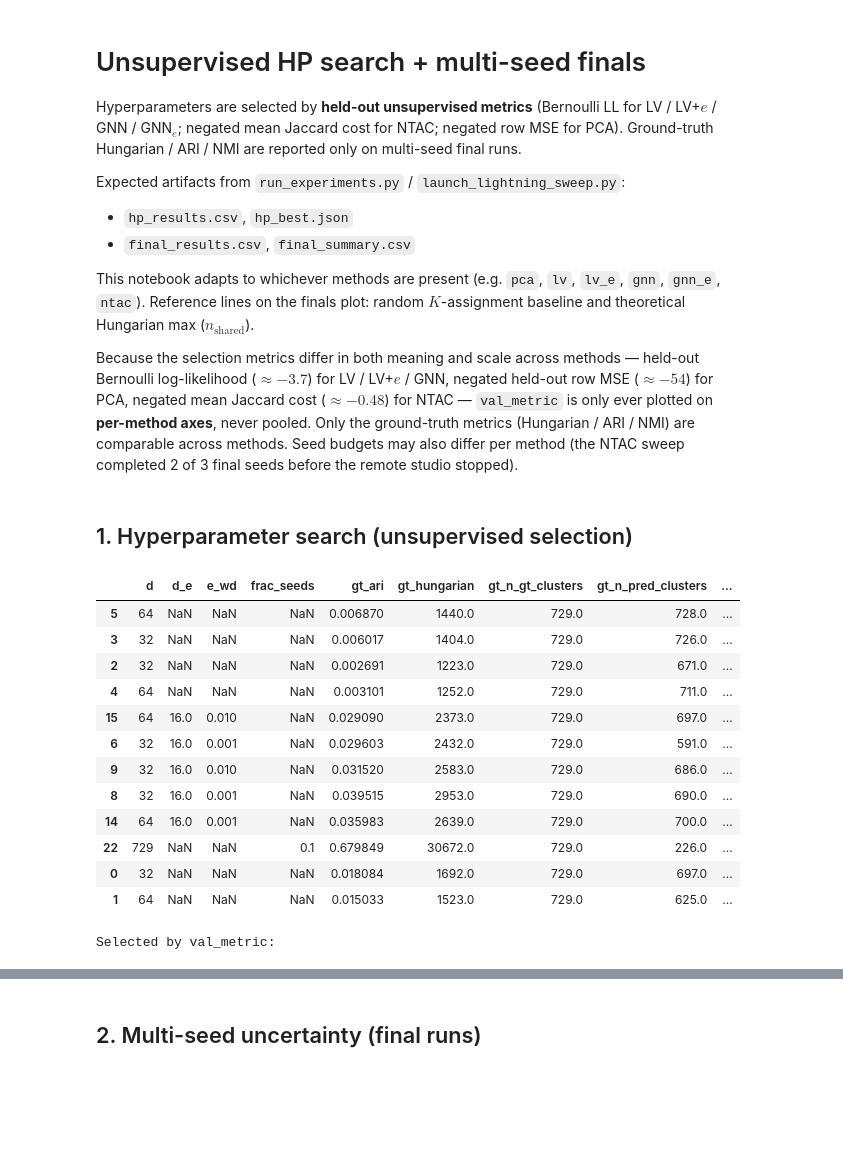
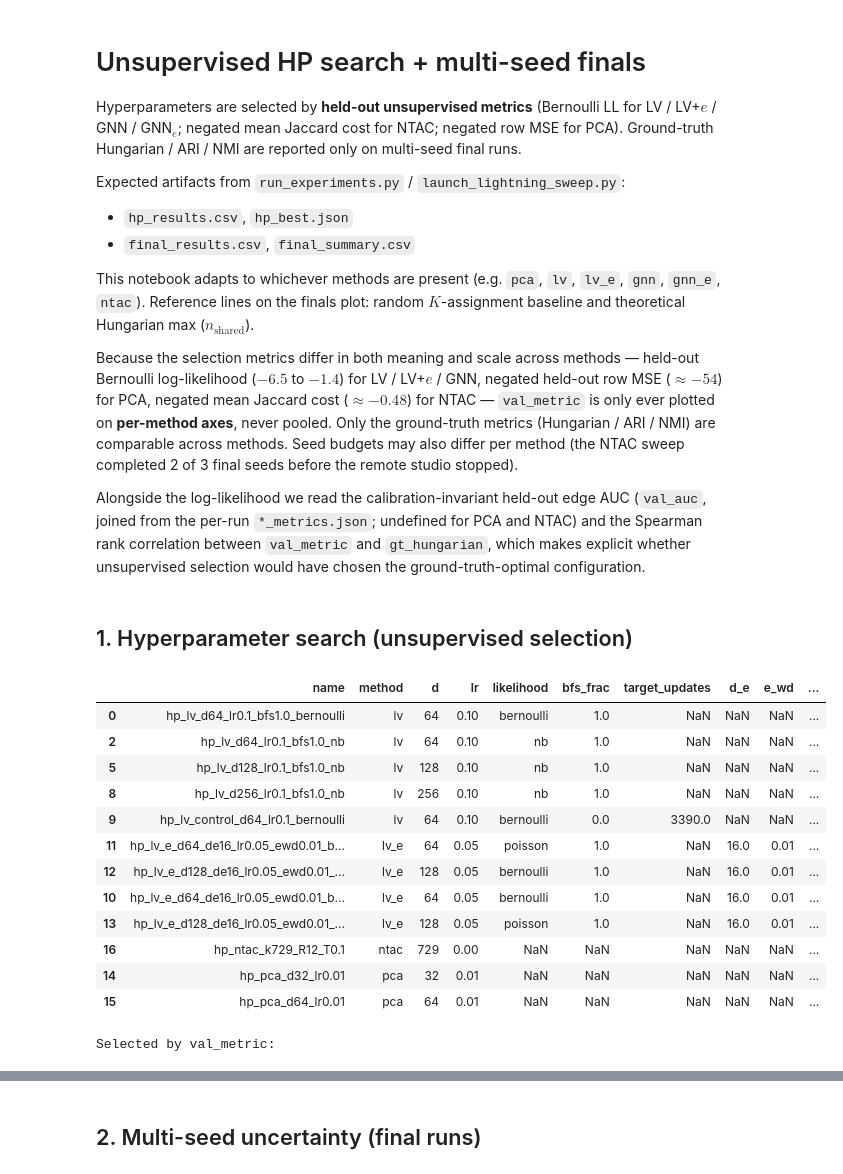
Before and after one commit to kyunghyuncho/flywrite-cell-types, a Jupyter notebook: inspect_sweep_results.ipynb, the cells around one changed output, grey strips where cells are left out. Saved outputs shown, nothing was run; the diff lists cells and outputs as text; code cells hidden in the pictures; blank space fills up the shorter version.

```diff
--- a/inspect_sweep_results.ipynb
+++ b/inspect_sweep_results.ipynb
@@ -9,7 +9,9 @@ Expected artifacts from `run_experiments.py` / `launch_lightning_sweep.py`:
 
 This notebook adapts to whichever methods are present (e.g. `pca`, `lv`, `lv_e`, `gnn`, `gnn_e`, `ntac`). Reference lines on the finals plot: random $K$-assignment baseline and theoretical Hungarian max ($n_{\mathrm{shared}}$).
 
-Because the selection metrics differ in both meaning and scale across methods — held-out Bernoulli log-likelihood ($\approx -3.7$) for LV / LV+$e$ / GNN, negated held-out row MSE ($\approx -54$) for PCA, negated mean Jaccard cost ($\approx -0.48$) for NTAC — `val_metric` is only ever plotted on **per-method axes**, never pooled. Only the ground-truth metrics (Hungarian / ARI / NMI) are comparable across methods. Seed budgets may also differ per method (the NTAC sweep completed 2 of 3 final seeds before the remote studio stopped).
+Because the selection metrics differ in both meaning and scale across methods — held-out Bernoulli log-likelihood ($-6.5$ to $-1.4$) for LV / LV+$e$ / GNN, negated held-out row MSE ($\approx -54$) for PCA, negated mean Jaccard cost ($\approx -0.48$) for NTAC — `val_metric` is only ever plotted on **per-method axes**, never pooled. Only the ground-truth metrics (Hungarian / ARI / NMI) are comparable across methods. Seed budgets may also differ per method (the NTAC sweep completed 2 of 3 final seeds before the remote studio stopped).
+
+Alongside the log-likelihood we read the calibration-invariant held-out edge AUC (`val_auc`, joined from the per-run `*_metrics.json`; undefined for PCA and NTAC) and the Spearman rank correlation between `val_metric` and `gt_hungarian`, which makes explicit whether unsupervised selection would have chosen the ground-truth-optimal configuration.
 # %%
 from __future__ import annotations
 
@@ -44,24 +46,53 @@ def methods_present(df: pd.DataFrame) -> list[str]:
 # %%
 hp = pd.read_csv("hp_results.csv")
 best = json.loads(Path("hp_best.json").read_text())
-display(hp.sort_values(["method", "val_metric"], ascending=[True, False]).groupby("method").head(5))
+
+
+def attach_val_auc(df: pd.DataFrame) -> pd.DataFrame:
+    """Join the calibration-invariant held-out AUC from the per-run metrics JSON.
+
+    ``val_auc`` is written by the LV / LV+e / GNN trainers but is not part of the
+    aggregated CSVs; PCA and NTAC leave it undefined.
+    """
+    auc = {
+        p.name[: -len("_metrics.json")]: json.loads(p.read_text()).get("val_auc")
+        for p in Path(".").glob("*_metrics.json")
+    }
+    df["val_auc"] = df["name"].map(auc)
+    return df
+
+
+hp = attach_val_auc(hp)
+HP_COLS = [
+    c
+    for c in [
+        "name", "method", "d", "lr", "likelihood", "bfs_frac", "target_updates",
+        "d_e", "e_wd", "val_metric", "val_auc", "gt_hungarian", "gt_ari", "gt_nmi",
+    ]
+    if c in hp.columns
+]
+display(
+    hp.sort_values(["method", "val_metric"], ascending=[True, False])
+    .groupby("method")
+    .head(5)[HP_COLS]
+)
 print("Selected by val_metric:")
 display(pd.DataFrame([
     {"method": m, "name": v["name"], "val_metric": v["val_metric"], **v["hyperparams"]}
     for m, v in best.items()
 ]))
 # %% [output]
-|  | d | d_e | e_wd | frac_seeds | gt_ari | gt_hungarian | gt_n_gt_clusters | gt_n_pred_clusters | ... |
-| 5 | 64 | NaN | NaN | NaN | 0.006870 | 1440.0 | 729.0 | 728.0 | ... |
-| 3 | 32 | NaN | NaN | NaN | 0.006017 | 1404.0 | 729.0 | 726.0 | ... |
-| 2 | 32 | NaN | NaN | NaN | 0.002691 | 1223.0 | 729.0 | 671.0 | ... |
-| 4 | 64 | NaN | NaN | NaN | 0.003101 | 1252.0 | 729.0 | 711.0 | ... |
-| 15 | 64 | 16.0 | 0.010 | NaN | 0.029090 | 2373.0 | 729.0 | 697.0 | ... |
-| 6 | 32 | 16.0 | 0.001 | NaN | 0.029603 | 2432.0 | 729.0 | 591.0 | ... |
-| 9 | 32 | 16.0 | 0.010 | NaN | 0.031520 | 2583.0 | 729.0 | 686.0 | ... |
-| 8 | 32 | 16.0 | 0.001 | NaN | 0.039515 | 2953.0 | 729.0 | 690.0 | ... |
-| 14 | 64 | 16.0 | 0.001 | NaN | 0.035983 | 2639.0 | 729.0 | 700.0 | ... |
-| 22 | 729 | NaN | NaN | 0.1 | 0.679849 | 30672.0 | 729.0 | 226.0 | ... |
-| 0 | 32 | NaN | NaN | NaN | 0.018084 | 1692.0 | 729.0 | 697.0 | ... |
-| 1 | 64 | NaN | NaN | NaN | 0.015033 | 1523.0 | 729.0 | 625.0 | ... |
+|  | name | method | d | lr | likelihood | bfs_frac | target_updates | d_e | e_wd | ... |
+| 0 | hp_lv_d64_lr0.1_bfs1.0_bernoulli | lv | 64 | 0.10 | bernoulli | 1.0 | NaN | NaN | NaN | ... |
+| 2 | hp_lv_d64_lr0.1_bfs1.0_nb | lv | 64 | 0.10 | nb | 1.0 | NaN | NaN | NaN | ... |
+| 5 | hp_lv_d128_lr0.1_bfs1.0_nb | lv | 128 | 0.10 | nb | 1.0 | NaN | NaN | NaN | ... |
+| 8 | hp_lv_d256_lr0.1_bfs1.0_nb | lv | 256 | 0.10 | nb | 1.0 | NaN | NaN | NaN | ... |
+| 9 | hp_lv_control_d64_lr0.1_bernoulli | lv | 64 | 0.10 | bernoulli | 0.0 | 3390.0 | NaN | NaN | ... |
+| 11 | hp_lv_e_d64_de16_lr0.05_ewd0.01_b... | lv_e | 64 | 0.05 | poisson | 1.0 | NaN | 16.0 | 0.01 | ... |
+| 12 | hp_lv_e_d128_de16_lr0.05_ewd0.01_... | lv_e | 128 | 0.05 | bernoulli | 1.0 | NaN | 16.0 | 0.01 | ... |
+| 10 | hp_lv_e_d64_de16_lr0.05_ewd0.01_b... | lv_e | 64 | 0.05 | bernoulli | 1.0 | NaN | 16.0 | 0.01 | ... |
+| 13 | hp_lv_e_d128_de16_lr0.05_ewd0.01_... | lv_e | 128 | 0.05 | poisson | 1.0 | NaN | 16.0 | 0.01 | ... |
+| 16 | hp_ntac_k729_R12_T0.1 | ntac | 729 | 0.00 | NaN | NaN | NaN | NaN | NaN | ... |
+| 14 | hp_pca_d32_lr0.01 | pca | 32 | 0.01 | NaN | NaN | NaN | NaN | NaN | ... |
+| 15 | hp_pca_d64_lr0.01 | pca | 64 | 0.01 | NaN | NaN | NaN | NaN | NaN | ... |
 Selected by val_metric:
```
Also changed, not shown: parts of 4 cells of this notebook, 4 other files.
